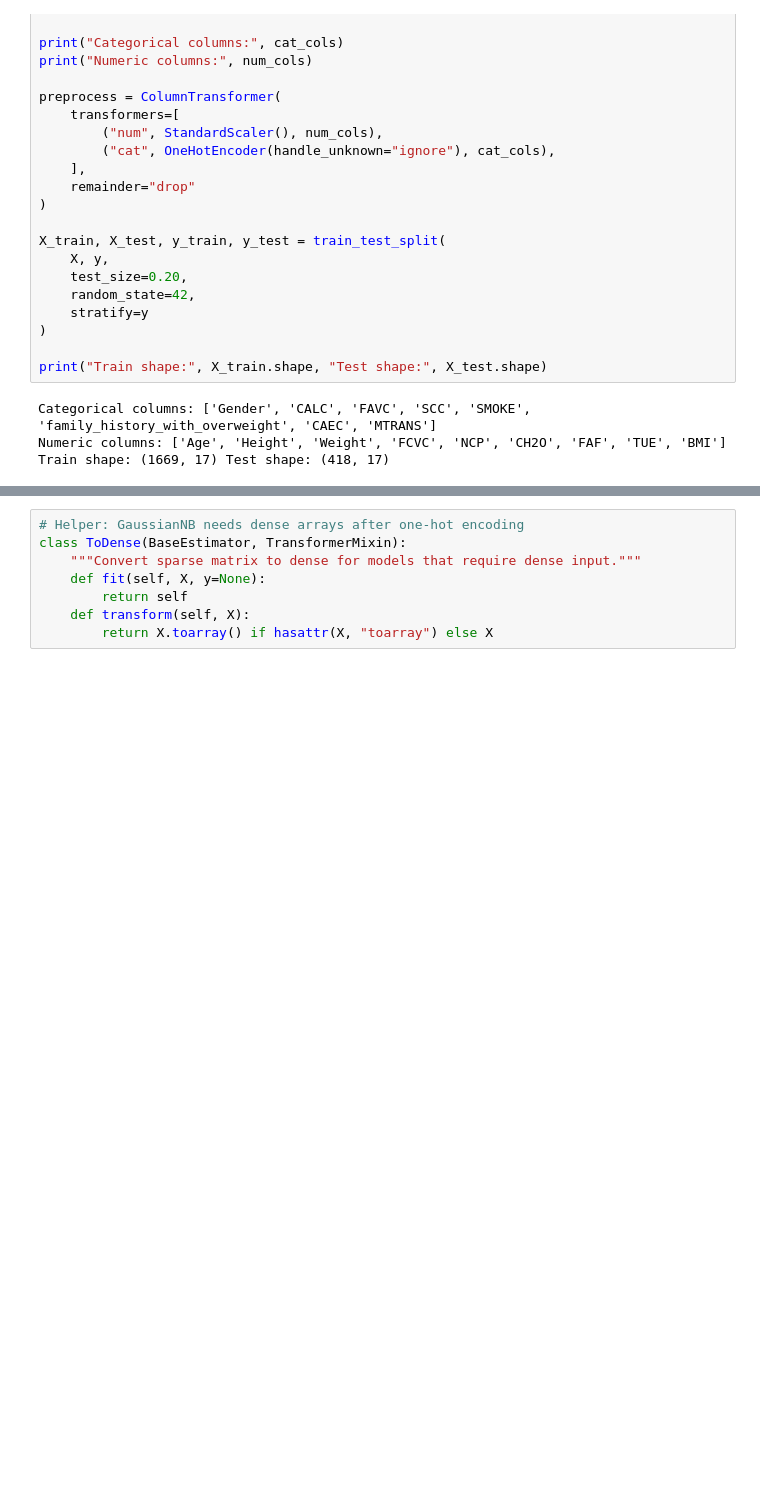
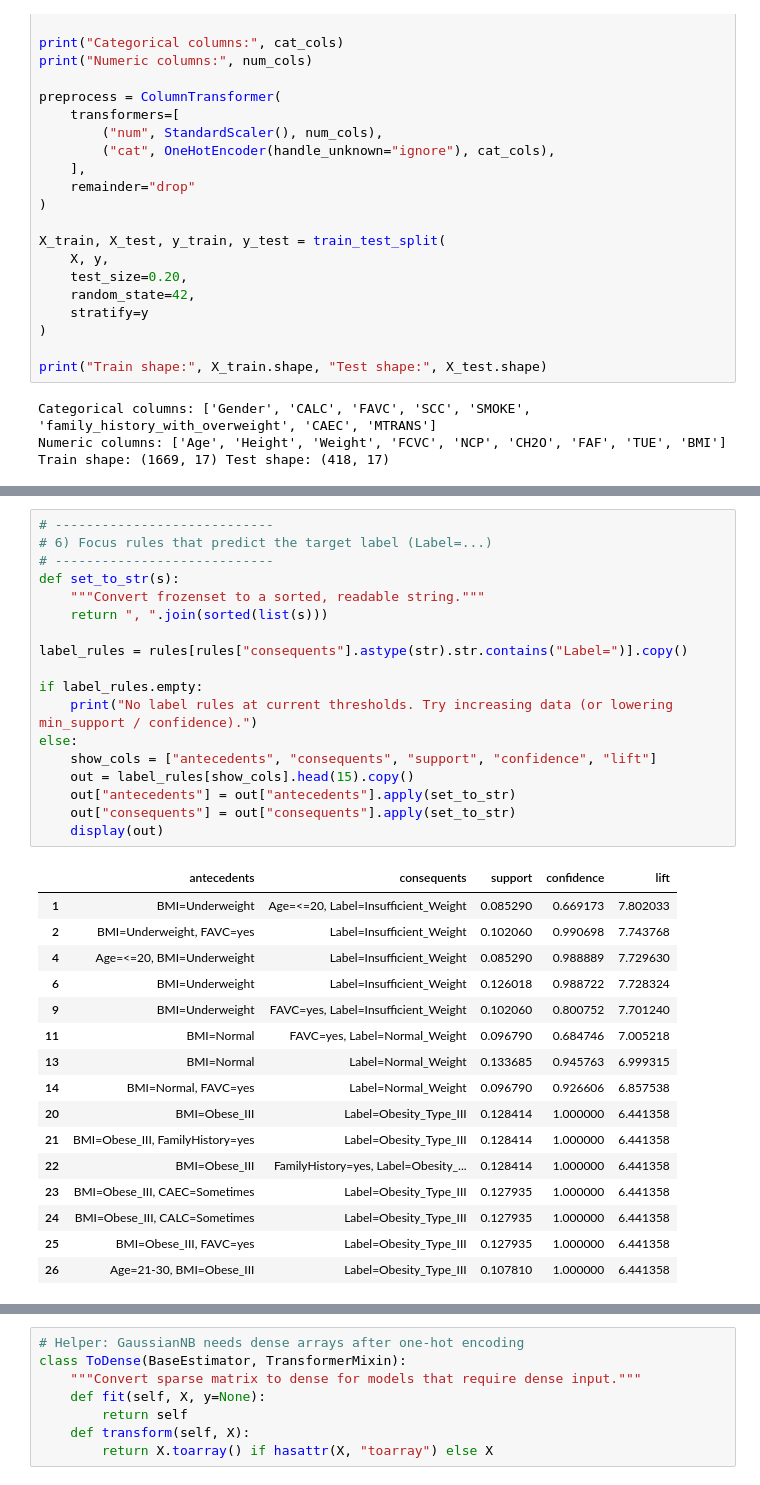
Before and after one commit to MichelleThaeMyat/obesitylevel, a Jupyter notebook: Obesity_Level_Prediction_Project.ipynb, the cells around one changed output, grey strips where cells are left out. Saved outputs shown, nothing was run; the diff lists cells and outputs as text; blank space fills up the shorter version.

```diff
--- a/Obesity_Level_Prediction_Project.ipynb
+++ b/Obesity_Level_Prediction_Project.ipynb
@@ -383,0 +664,35 @@ Train shape: (1669, 17) Test shape: (418, 17)
+# %%
+# ----------------------------
+# 6) Focus rules that predict the target label (Label=...)
+# ----------------------------
+def set_to_str(s):
+    """Convert frozenset to a sorted, readable string."""
+    return ", ".join(sorted(list(s)))
+
+label_rules = rules[rules["consequents"].astype(str).str.contains("Label=")].copy()
+
+if label_rules.empty:
+    print("No label rules at current thresholds. Try increasing data (or lowering min_support / confidence).")
+else:
+    show_cols = ["antecedents", "consequents", "support", "confidence", "lift"]
+    out = label_rules[show_cols].head(15).copy()
+    out["antecedents"] = out["antecedents"].apply(set_to_str)
+    out["consequents"] = out["consequents"].apply(set_to_str)
+    display(out)
+# %% [output]
+|  | antecedents | consequents | support | confidence | lift |
+| 1 | BMI=Underweight | Age=<=20, Label=Insufficient_Weight | 0.085290 | 0.669173 | 7.802033 |
+| 2 | BMI=Underweight, FAVC=yes | Label=Insufficient_Weight | 0.102060 | 0.990698 | 7.743768 |
+| 4 | Age=<=20, BMI=Underweight | Label=Insufficient_Weight | 0.085290 | 0.988889 | 7.729630 |
+| 6 | BMI=Underweight | Label=Insufficient_Weight | 0.126018 | 0.988722 | 7.728324 |
+| 9 | BMI=Underweight | FAVC=yes, Label=Insufficient_Weight | 0.102060 | 0.800752 | 7.701240 |
+| 11 | BMI=Normal | FAVC=yes, Label=Normal_Weight | 0.096790 | 0.684746 | 7.005218 |
+| 13 | BMI=Normal | Label=Normal_Weight | 0.133685 | 0.945763 | 6.999315 |
+| 14 | BMI=Normal, FAVC=yes | Label=Normal_Weight | 0.096790 | 0.926606 | 6.857538 |
+| 20 | BMI=Obese_III | Label=Obesity_Type_III | 0.128414 | 1.000000 | 6.441358 |
+| 21 | BMI=Obese_III, FamilyHistory=yes | Label=Obesity_Type_III | 0.128414 | 1.000000 | 6.441358 |
+| 22 | BMI=Obese_III | FamilyHistory=yes, Label=Obesity_... | 0.128414 | 1.000000 | 6.441358 |
+| 23 | BMI=Obese_III, CAEC=Sometimes | Label=Obesity_Type_III | 0.127935 | 1.000000 | 6.441358 |
+| 24 | BMI=Obese_III, CALC=Sometimes | Label=Obesity_Type_III | 0.127935 | 1.000000 | 6.441358 |
+| 25 | BMI=Obese_III, FAVC=yes | Label=Obesity_Type_III | 0.127935 | 1.000000 | 6.441358 |
+| 26 | Age=21-30, BMI=Obese_III | Label=Obesity_Type_III | 0.107810 | 1.000000 | 6.441358 |
```
Also changed, not shown: parts of 14 cells of this notebook, 3 other files.
